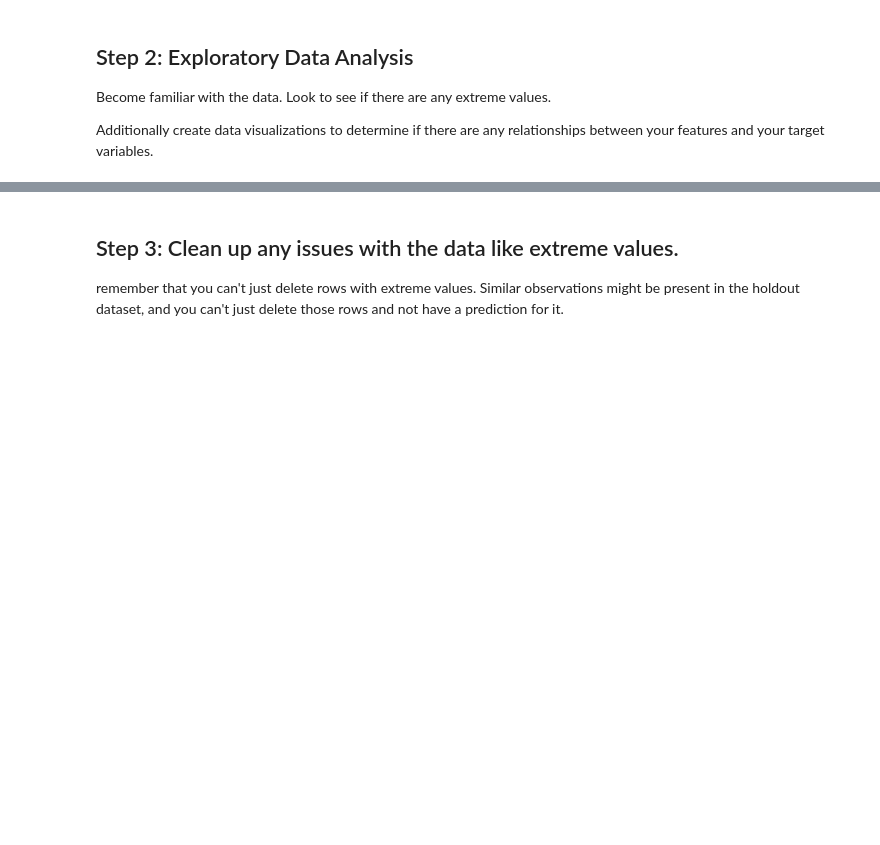
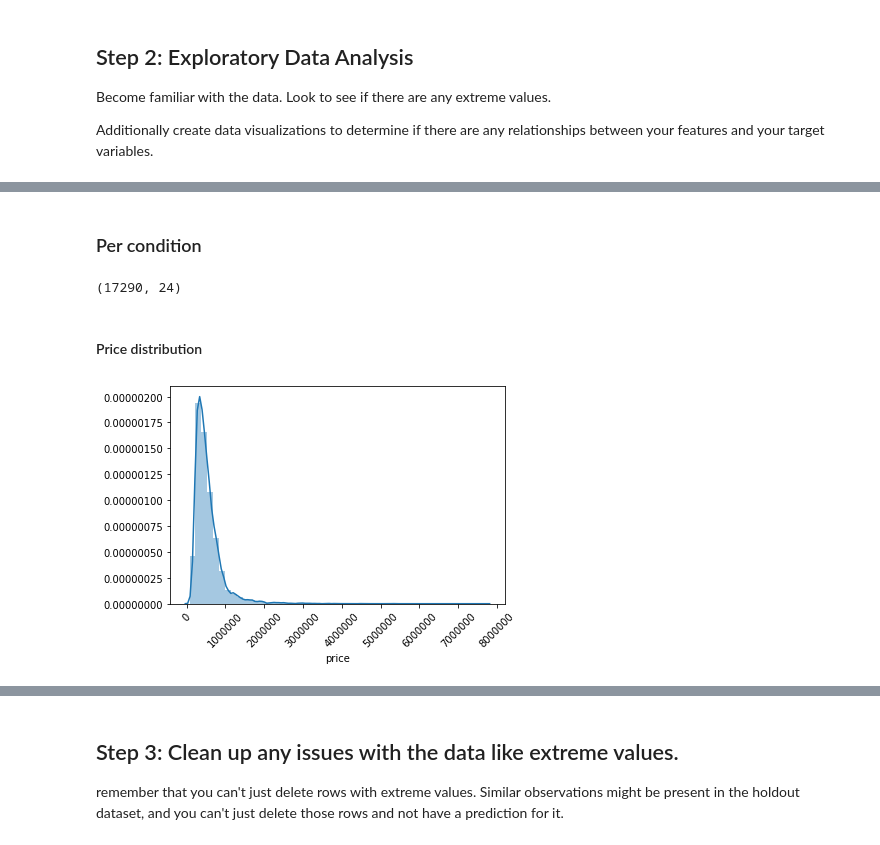
Before and after one commit to stereopickle/housing_price_bakeoff, a Jupyter notebook: Applied_practice.ipynb, the cells around one changed output, grey strips where cells are left out. Saved outputs shown, nothing was run; the diff lists cells and outputs as text; code cells hidden in the pictures; blank space fills up the shorter version.

```diff
--- a/Applied_practice.ipynb
+++ b/Applied_practice.ipynb
@@ -5,2 +12,5 @@ Below are a list of steps that you should take while trying to complete your bak
 # %% [markdown]
 ## Step 1: Read in Data
+# %%
+house_train = pd.read_csv('data/kc_house_data_train.csv', index_col = 0)
+house_train.head()
@@ -10,3 +48,8 @@ Below are a list of steps that you should take while trying to complete your bak
 Become familiar with the data.  Look to see if there are any extreme values.
 
 Additionally create data visualizations to determine if there are any relationships between your features and your target variables.
+# %%
+# Change date variable to something useful.
+house_train['month_sold'] = house_train.date.apply(lambda x: int(x[4:6]))
+house_train['yr_sold'] = house_train.date.apply(lambda x: int(x[0:4]))
+house_train.date = house_train.date.apply(lambda x: int(x[0:8]))
@@ -12,0 +66,4 @@ Additionally create data visualizations to determine if there are any relationsh
+# %%
+round((house_train.bedrooms/house_train.sqft_living).median()*1620)
+# median # of bedroom per sqft.living multiplied by sqft.living
+house_train.at[8597, 'bedrooms'] = 3
@@ -12,0 +75,17 @@ Additionally create data visualizations to determine if there are any relationsh
+# %%
+house_train['age'] = np.where(house_train.yr_renovated == 0, house_train.yr_sold - house_train.yr_built,
+         house_train.yr_sold - house_train.yr_renovated)
+# %% [markdown]
+### Per condition
+# %%
+house_train.shape
+# %% [output]
+(17290, 24)
+# %% [markdown]
+#### Price distribution
+# %%
+sns.distplot(house_train.price)
+plt.xticks(rotation=45)
+plt.show()
+# %% [output]
+[figure, added]
```
Also changed, not shown: parts of 12 cells of this notebook.
